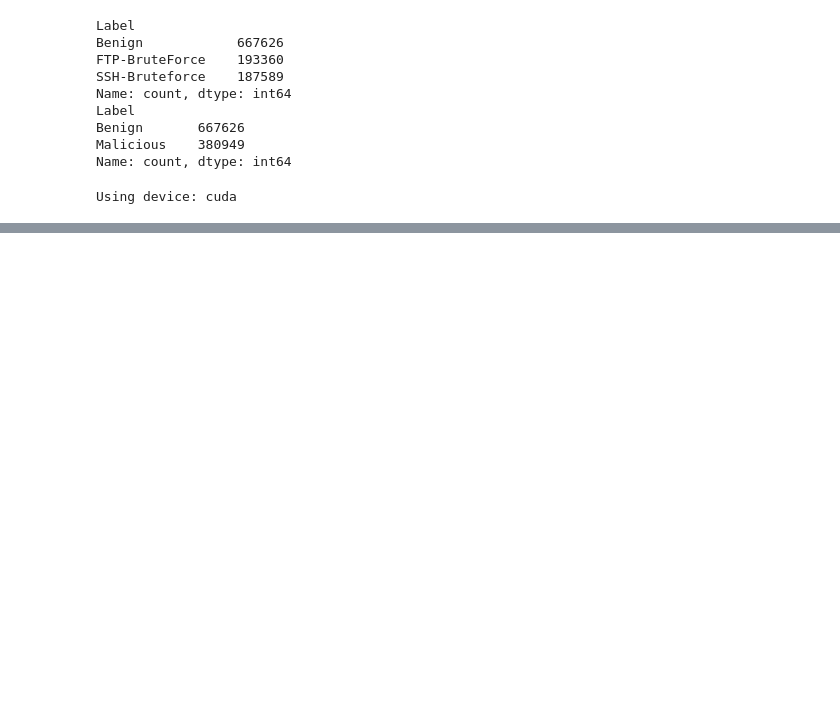
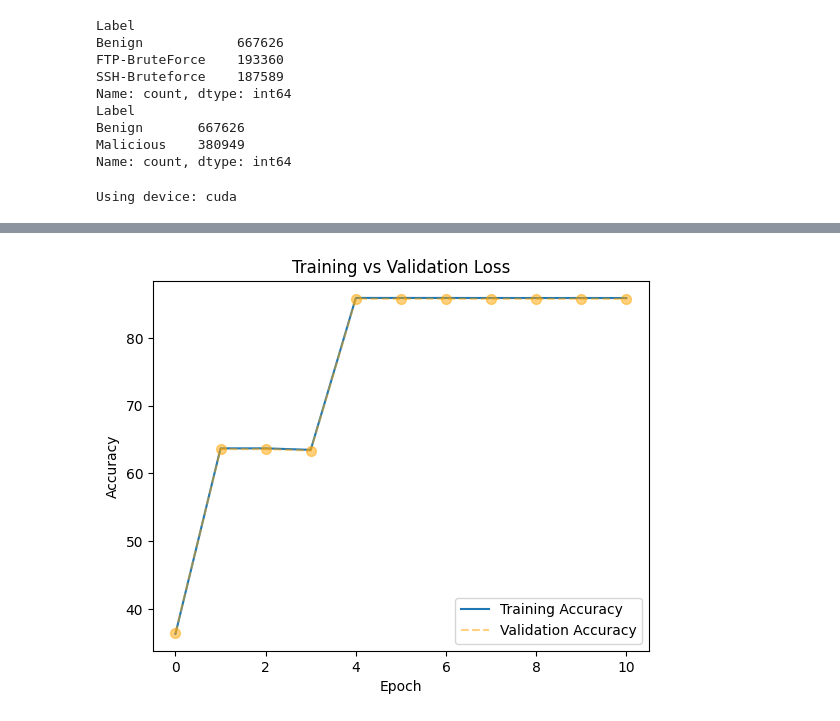
Before and after one commit to gavin-black-dsu/ids2018_explain, a Jupyter notebook: IDS_Explainability.ipynb, the cells around one changed output, grey strips where cells are left out. Drawn from its saved outputs; the diff is of its cells as text; code cells hidden in the pictures; blank space fills up the shorter version.

```diff
--- a/IDS_Explainability.ipynb
+++ b/IDS_Explainability.ipynb
@@ -14,30 +16,10 @@ import matplotlib.pyplot as plt
 # %%
 # Load the data, Brute Force SSH/FTP from CSE-CIC-IDS2018 (https://www.unb.ca/cic/datasets/ids-2018.html)
+# Pre-processed CSV from: https://www.kaggle.com/datasets/solarmainframe/ids-intrusion-csv
 df = pd.read_csv('02-14-2018.csv')
 
 # Only include a subset of the columns
 columns_to_include = ['Flow Duration', 'Tot Fwd Pkts', 'Tot Bwd Pkts', 'TotLen Fwd Pkts', 'TotLen Bwd Pkts', 'Label']
-df = df[columns_to_include]
-
-
-# Separate numeric and non-numeric columns
-df_numeric = df.select_dtypes(include=[np.number])
-df_non_numeric = df.select_dtypes(exclude=[np.number])
-
-# Force extreme values
-def normalize_column_sigmoid(column):
-    return 1 / (1 + np.exp(-column))
-
-# Apply the normalization function to each numeric column
-df_normalized_numeric = df_numeric.apply(normalize_column_sigmoid)
-
-# Concatenate the non-numeric columns with the normalized numeric columns
-df_final = pd.concat([df_normalized_numeric, df_non_numeric], axis=1)
-
-# Optionally, re-order the columns to match the original DataFrame's order
-df_final = df_final[df.columns]
-
-
-
+df_final = df[columns_to_include].sample(frac=1)
 df_final
 # %% [output]
@@ -98,8 +81,8 @@ train_dataset = DataFrameDataset(train_df)
 test_dataset = DataFrameDataset(test_df)
 
 # Create DataLoaders
-train_loader = DataLoader(train_dataset, batch_size=1028, shuffle=True)
-test_loader = DataLoader(test_dataset, batch_size=1028, shuffle=True)
+train_loader = DataLoader(train_dataset, batch_size=5112, shuffle=True)
+test_loader = DataLoader(test_dataset, batch_size=5112, shuffle=True)
 # %%
 device = torch.device("cuda" if torch.cuda.is_available() else "cpu")
 print(f"Using device: {device}")
@@ -235,14 +253,16 @@ ax.set_yticks([])
 # %%
-plt.plot(train_accuracies, label='Training Accuracy', zorder=1)
+plt.plot(train_accuracies, label='Training Accuracy', alpha=1,zorder=1)
 plt.scatter( range(len(val_accuracies)), val_accuracies,
              s=50, alpha=0.5, c='orange', zorder=2)
-plt.plot(val_accuracies, label='Validation Accuracy', c='orange', linestyle='dashed', alpha=0.25)
+plt.plot(val_accuracies, label='Validation Accuracy', c='orange', linestyle='dashed', alpha=0.5)
 
 plt.xlabel('Epoch')
-plt.ylabel('Loss')
+plt.ylabel('Accuracy')
 plt.title('Training vs Validation Loss')
 plt.legend()
 plt.savefig('training.png', bbox_inches='tight')
 
 plt.show()
 plt.close()
+# %% [output]
+[figure, added]
```
Also changed, not shown: parts of 10 cells of this notebook.
